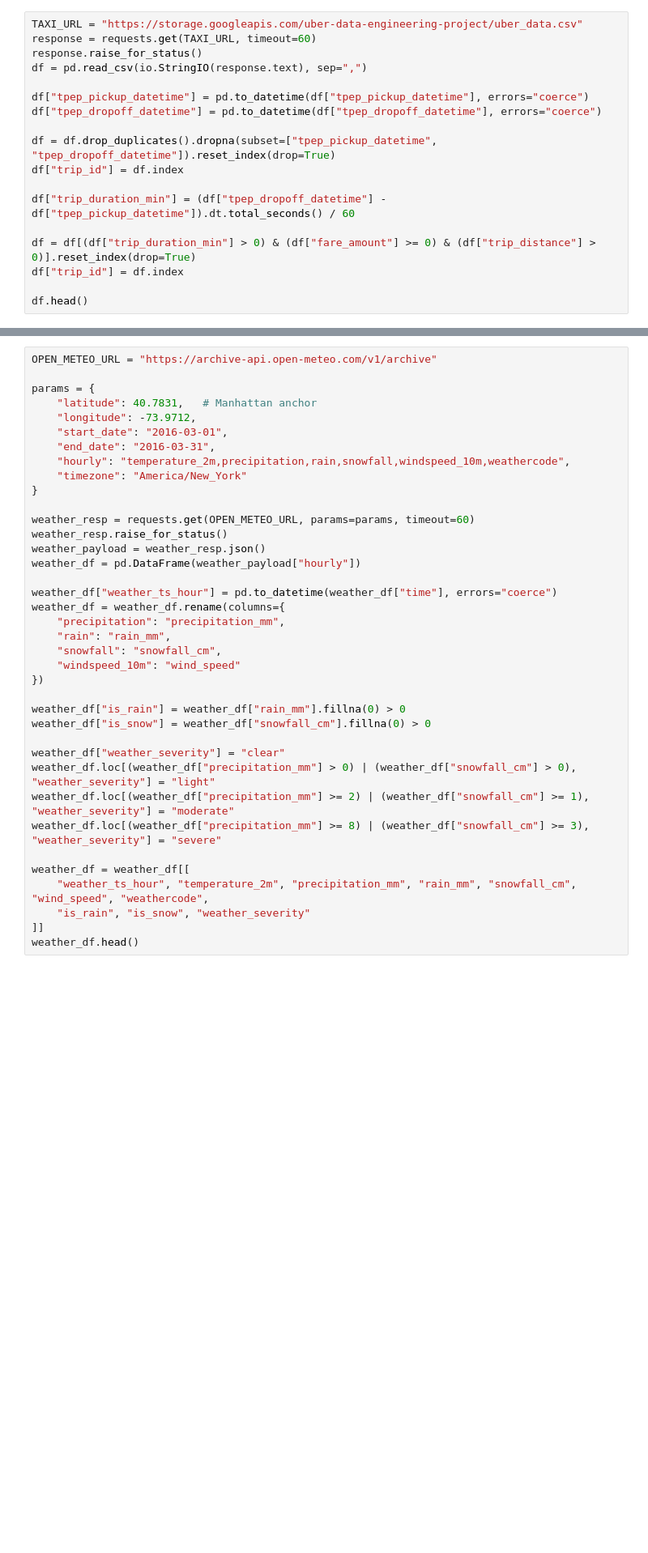
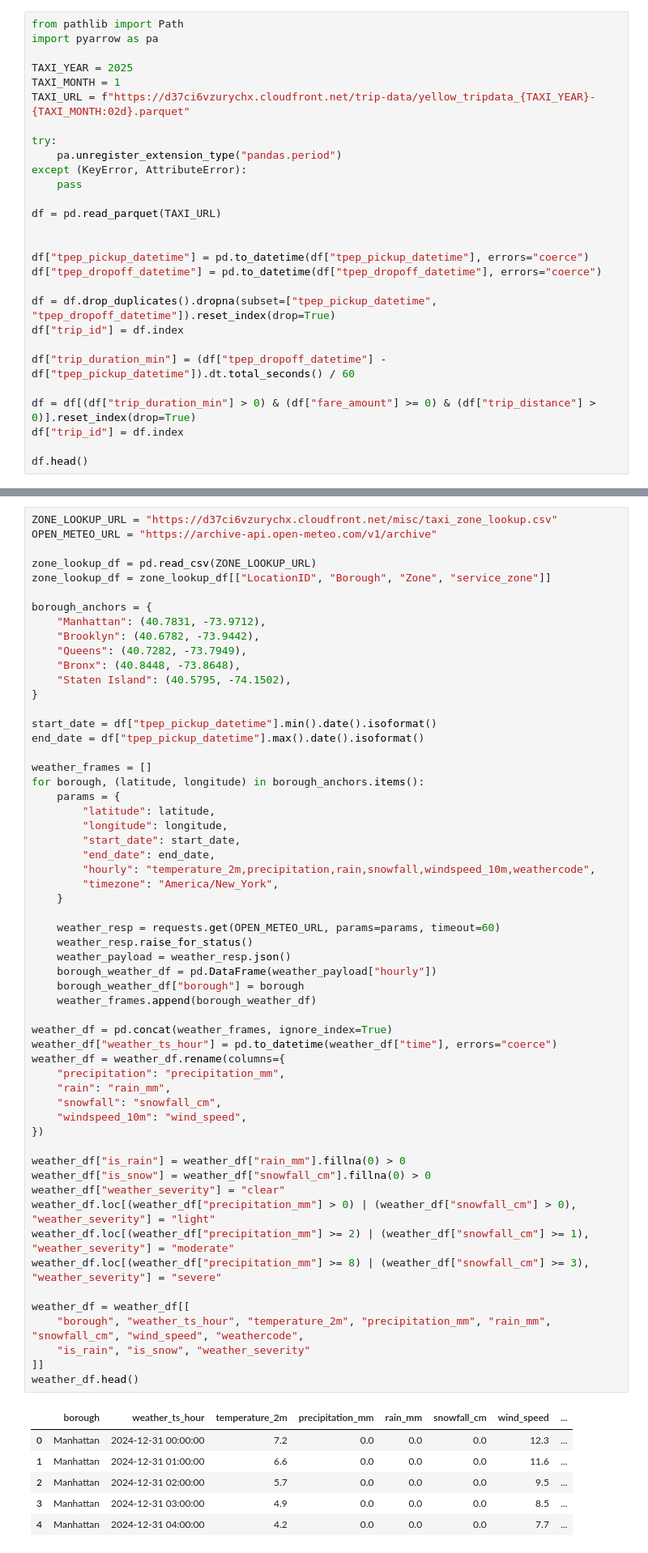
Before and after one commit to albertgaoq-creator/Weather-Aware-NYC-Taxi-Data-Pipeline, a Jupyter notebook: data.ipynb, the cells around one changed output, grey strips where cells are left out. Shown at 81% size. Drawn from its saved outputs; the diff is of its cells as text; blank space fills up the shorter version.

```diff
--- a/data.ipynb
+++ b/data.ipynb
@@ -11,10 +11,20 @@ import io
 import pandas as pd
 import requests
 # %%
-TAXI_URL = "https://storage.googleapis.com/uber-data-engineering-project/uber_data.csv"
-response = requests.get(TAXI_URL, timeout=60)
-response.raise_for_status()
-df = pd.read_csv(io.StringIO(response.text), sep=",")
+from pathlib import Path
+import pyarrow as pa
+
+TAXI_YEAR = 2025
+TAXI_MONTH = 1
+TAXI_URL = f"https://d37ci6vzurychx.cloudfront.net/trip-data/yellow_tripdata_{TAXI_YEAR}-{TAXI_MONTH:02d}.parquet"
+
+try:
+    pa.unregister_extension_type("pandas.period")
+except (KeyError, AttributeError):
+    pass
+
+df = pd.read_parquet(TAXI_URL)
+
 
 df["tpep_pickup_datetime"] = pd.to_datetime(df["tpep_pickup_datetime"], errors="coerce")
 df["tpep_dropoff_datetime"] = pd.to_datetime(df["tpep_dropoff_datetime"], errors="coerce")
@@ -117,40 +166,66 @@ The original pipeline did not include weather. The cells below add hourly weathe
 # %%
+ZONE_LOOKUP_URL = "https://d37ci6vzurychx.cloudfront.net/misc/taxi_zone_lookup.csv"
 OPEN_METEO_URL = "https://archive-api.open-meteo.com/v1/archive"
 
-params = {
-    "latitude": 40.7831,   # Manhattan anchor
-    "longitude": -73.9712,
-    "start_date": "2016-03-01",
-    "end_date": "2016-03-31",
-    "hourly": "temperature_2m,precipitation,rain,snowfall,windspeed_10m,weathercode",
-    "timezone": "America/New_York"
+zone_lookup_df = pd.read_csv(ZONE_LOOKUP_URL)
+zone_lookup_df = zone_lookup_df[["LocationID", "Borough", "Zone", "service_zone"]]
+
+borough_anchors = {
+    "Manhattan": (40.7831, -73.9712),
+    "Brooklyn": (40.6782, -73.9442),
+    "Queens": (40.7282, -73.7949),
+    "Bronx": (40.8448, -73.8648),
+    "Staten Island": (40.5795, -74.1502),
 }
 
-weather_resp = requests.get(OPEN_METEO_URL, params=params, timeout=60)
-weather_resp.raise_for_status()
-weather_payload = weather_resp.json()
-weather_df = pd.DataFrame(weather_payload["hourly"])
+start_date = df["tpep_pickup_datetime"].min().date().isoformat()
+end_date = df["tpep_pickup_datetime"].max().date().isoformat()
 
+weather_frames = []
+for borough, (latitude, longitude) in borough_anchors.items():
+    params = {
+        "latitude": latitude,
+        "longitude": longitude,
+        "start_date": start_date,
+        "end_date": end_date,
+        "hourly": "temperature_2m,precipitation,rain,snowfall,windspeed_10m,weathercode",
+        "timezone": "America/New_York",
+    }
+
+    weather_resp = requests.get(OPEN_METEO_URL, params=params, timeout=60)
+    weather_resp.raise_for_status()
+    weather_payload = weather_resp.json()
+    borough_weather_df = pd.DataFrame(weather_payload["hourly"])
+    borough_weather_df["borough"] = borough
+    weather_frames.append(borough_weather_df)
+
+weather_df = pd.concat(weather_frames, ignore_index=True)
 weather_df["weather_ts_hour"] = pd.to_datetime(weather_df["time"], errors="coerce")
 weather_df = weather_df.rename(columns={
     "precipitation": "precipitation_mm",
     "rain": "rain_mm",
     "snowfall": "snowfall_cm",
-    "windspeed_10m": "wind_speed"
+    "windspeed_10m": "wind_speed",
 })
 
 weather_df["is_rain"] = weather_df["rain_mm"].fillna(0) > 0
 weather_df["is_snow"] = weather_df["snowfall_cm"].fillna(0) > 0
-
 weather_df["weather_severity"] = "clear"
 weather_df.loc[(weather_df["precipitation_mm"] > 0) | (weather_df["snowfall_cm"] > 0), "weather_severity"] = "light"
 weather_df.loc[(weather_df["precipitation_mm"] >= 2) | (weather_df["snowfall_cm"] >= 1), "weather_severity"] = "moderate"
 weather_df.loc[(weather_df["precipitation_mm"] >= 8) | (weather_df["snowfall_cm"] >= 3), "weather_severity"] = "severe"
 
 weather_df = weather_df[[
-    "weather_ts_hour", "temperature_2m", "precipitation_mm", "rain_mm", "snowfall_cm", "wind_speed", "weathercode",
+    "borough", "weather_ts_hour", "temperature_2m", "precipitation_mm", "rain_mm", "snowfall_cm", "wind_speed", "weathercode",
     "is_rain", "is_snow", "weather_severity"
 ]]
 weather_df.head()
+# %% [output]
+|  | borough | weather_ts_hour | temperature_2m | precipitation_mm | rain_mm | snowfall_cm | wind_speed | ... |
+| 0 | Manhattan | 2024-12-31 00:00:00 | 7.2 | 0.0 | 0.0 | 0.0 | 12.3 | ... |
+| 1 | Manhattan | 2024-12-31 01:00:00 | 6.6 | 0.0 | 0.0 | 0.0 | 11.6 | ... |
+| 2 | Manhattan | 2024-12-31 02:00:00 | 5.7 | 0.0 | 0.0 | 0.0 | 9.5 | ... |
+| 3 | Manhattan | 2024-12-31 03:00:00 | 4.9 | 0.0 | 0.0 | 0.0 | 8.5 | ... |
+| 4 | Manhattan | 2024-12-31 04:00:00 | 4.2 | 0.0 | 0.0 | 0.0 | 7.7 | ... |
 # %%
 trip_weather_df = df.copy()
```
Also changed, not shown: parts of 9 cells of this notebook.
